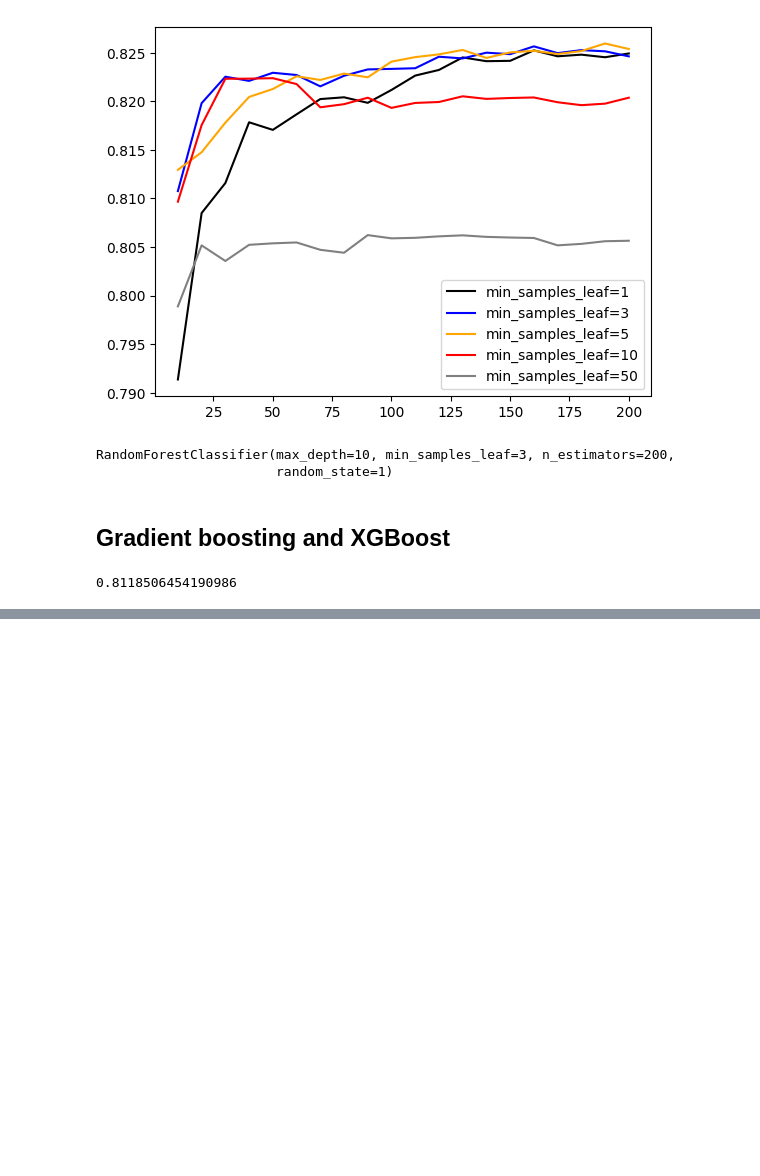
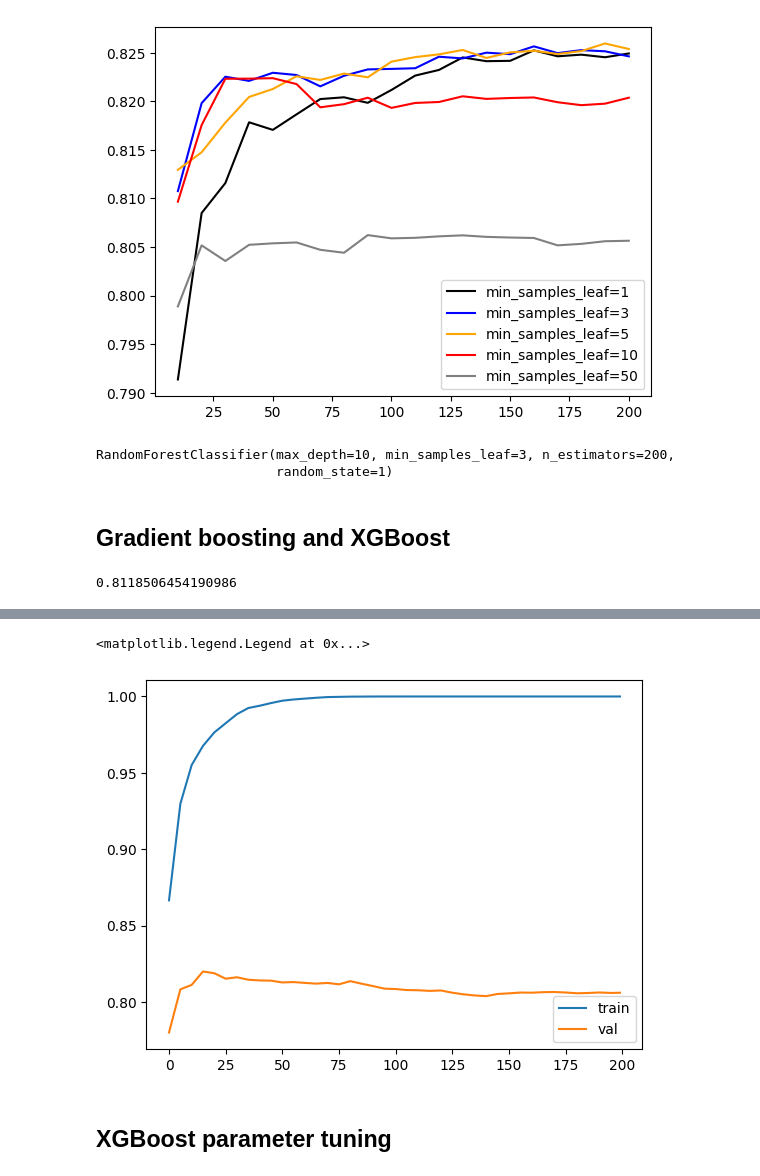
Before and after one commit to denis911/decision-trees-xgboost-kaggle-credit-risk-score, a Jupyter notebook: data prep Kaggle credit score.ipynb, the cells around one changed output, grey strips where cells are left out. Saved outputs shown, nothing was run; the diff lists cells and outputs as text; code cells hidden in the pictures; blank space fills up the shorter version.

Commit message:
XGBoost parameter tuning

```diff
--- a/data prep Kaggle credit score.ipynb
+++ b/data prep Kaggle credit score.ipynb
@@ -674,0 +707,21 @@ roc_auc_score(y_val, y_pred)
+# %%
+# parse statistical data we captured in s
+
+def parse_xgb_output(output):
+    results = []
+
+    for line in output.stdout.strip().split('\n'):
+        it_line, train_line, val_line = line.split('\t')
+
+        it = int(it_line.strip('[]'))
+        train = float(train_line.split(':')[1])
+        val = float(val_line.split(':')[1])
+
+        results.append((it, train, val))
+
+    columns = ['num_iter', 'train_auc', 'val_auc']
+    df_results = pd.DataFrame(results, columns=columns)
+    return df_results
+# %%
+df_score = parse_xgb_output(output)
+df_score.head()
@@ -674,0 +735,12 @@ roc_auc_score(y_val, y_pred)
+# %%
+# and plot our learning curve to see where overfitting appears:
+plt.plot(df_score.num_iter, df_score.train_auc, label='train')
+plt.plot(df_score.num_iter, df_score.val_auc, label='val')
+plt.legend() # after 10 trees we overfit - train performance plateaus ans val dataset performance degrades
+# because every tree in xgboost corrects errors of a previous one - we do not need more than 10 trees depth
+# this is max depth hyperparameter
+# %% [output]
+<matplotlib.legend.Legend at 0x...>
+[figure, added]
+# %% [markdown]
+## XGBoost parameter tuning
```
Also changed, not shown: parts of 5 cells of this notebook.
